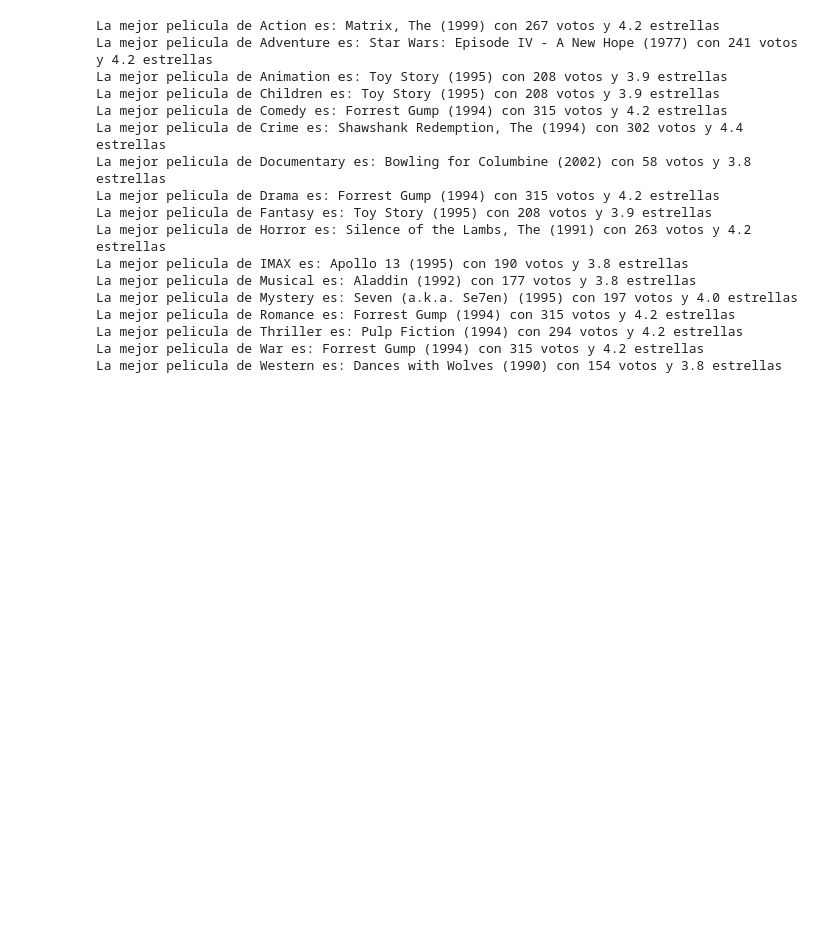
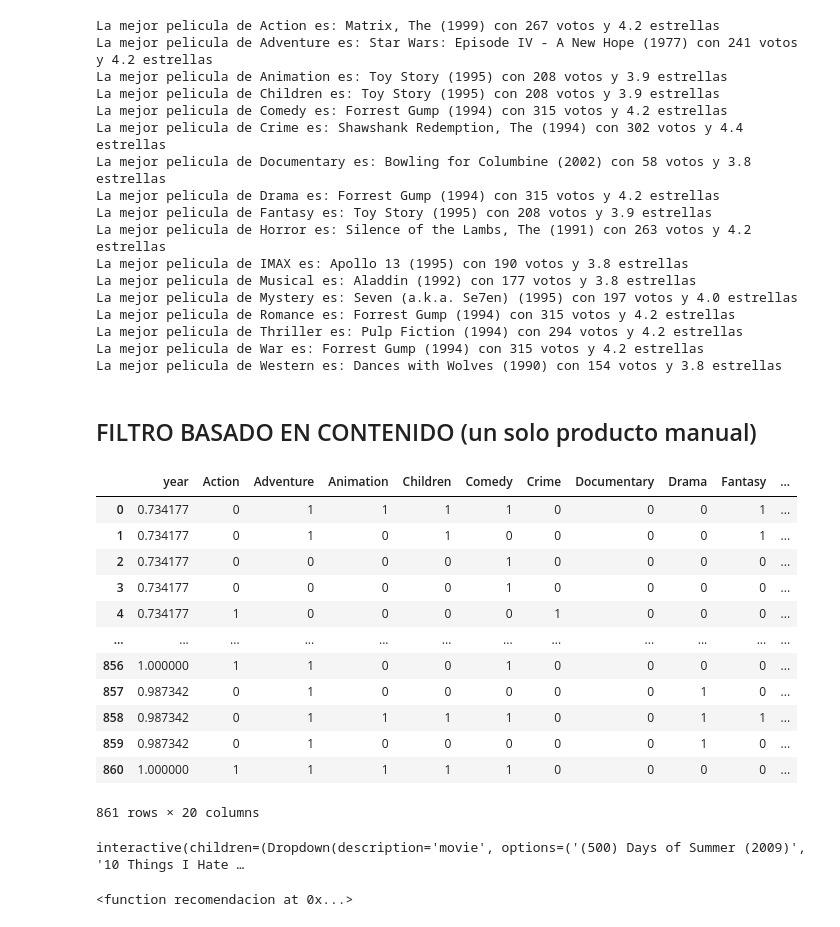
Before and after one commit to diegosaaval/film-recommendation-system, a Jupyter notebook: 2_sysrec.ipynb, the cells around one changed output. Drawn from its saved outputs; the diff is of its cells as text; code cells hidden in the pictures; blank space fills up the shorter version.

Commit message:
filtro basado en contenido (un solo producto manual)

```diff
--- a/2_sysrec.ipynb
+++ b/2_sysrec.ipynb
@@ -361,3 +366,63 @@ La mejor pelicula de Romance es: Forrest Gump (1994) con 315 votos y 4.2 estrell
 La mejor pelicula de Thriller es: Pulp Fiction (1994) con 294 votos y 4.2 estrellas
 La mejor pelicula de War es: Forrest Gump (1994) con 315 votos y 4.2 estrellas
 La mejor pelicula de Western es: Dances with Wolves (1990) con 154 votos y 3.8 estrellas
+# %% [markdown]
+## FILTRO BASADO EN CONTENIDO (un solo producto manual)
+# %%
+# df quitando los title duplicados (esto se hizo porque se tomó de la base unificada)
+movies = pd.read_sql_query("SELECT * FROM data_clean", conn)
+movies = movies.drop_duplicates(subset=["title"])
+movies = movies.reset_index(drop=True)
+
+from sklearn.preprocessing import MinMaxScaler
+
+# Cambiar el tipo de dato de la columna year
+movies["year"] = movies.year.astype("int64")
+
+##### escalar para que año esté en el mismo rango ###
+sc = MinMaxScaler()
+movies[["year"]] = sc.fit_transform(movies[["year"]])
+
+## eliminar filas que no se van a utilizar ###
+movies_dum = movies.drop(columns=["movieId", "title", "userId", "rating", "timestamp"])
+movies = movies.drop(columns=["movieId", "userId", "rating", "timestamp"])
+
+#### No es necesario convertir a dummies porque no se tienen más caracteristicas
+movies_dum
+# %% [output]
+|  | year | Action | Adventure | Animation | Children | Comedy | Crime | Documentary | Drama | Fantasy | ... |
+| 0 | 0.734177 | 0 | 1 | 1 | 1 | 1 | 0 | 0 | 0 | 1 | ... |
+| 1 | 0.734177 | 0 | 1 | 0 | 1 | 0 | 0 | 0 | 0 | 1 | ... |
+| 2 | 0.734177 | 0 | 0 | 0 | 0 | 1 | 0 | 0 | 0 | 0 | ... |
+| 3 | 0.734177 | 0 | 0 | 0 | 0 | 1 | 0 | 0 | 0 | 0 | ... |
+| 4 | 0.734177 | 1 | 0 | 0 | 0 | 0 | 1 | 0 | 0 | 0 | ... |
+| ... | ... | ... | ... | ... | ... | ... | ... | ... | ... | ... | ... |
+| 856 | 1.000000 | 1 | 1 | 0 | 0 | 1 | 0 | 0 | 0 | 0 | ... |
+| 857 | 0.987342 | 0 | 1 | 0 | 0 | 0 | 0 | 0 | 1 | 0 | ... |
+| 858 | 0.987342 | 0 | 1 | 1 | 1 | 1 | 0 | 0 | 1 | 1 | ... |
+| 859 | 0.987342 | 0 | 1 | 0 | 0 | 0 | 0 | 0 | 1 | 0 | ... |
+| 860 | 1.000000 | 1 | 1 | 1 | 1 | 1 | 0 | 0 | 0 | 0 | ... |
+861 rows × 20 columns
+# %%
+from ipywidgets import interact  # Módulo para crear widgets interactivos
+
+
+def recomendacion(movie=list(movies["title"].sort_values()), top=10):
+    # Buscar el índice de la película
+    ind_movie = movies[movies["title"] == movie].index.values.astype(int)[0]
+    # Calcular la correlación
+    similar_movies = movies_dum.corrwith(movies_dum.iloc[ind_movie, :], axis=1)
+    # Ordenar de mayor a menor
+    similar_movies = similar_movies.sort_values(ascending=False)
+    # Tomar las indicadas quitando la primera (que es la misma película)
+    top_similar_movies = similar_movies.to_frame(name="correlación").iloc[1:top,]
+    # Agregar el título
+    top_similar_movies["title"] = movies["title"]
+
+    return top_similar_movies
+
+
+print(interact(recomendacion))
+# %% [output]
+interactive(children=(Dropdown(description='movie', options=('(500) Days of Summer (2009)', '10 Things I Hate …
+<function recomendacion at 0x...>
```
Also changed, not shown: parts of 1 cell of this notebook.
